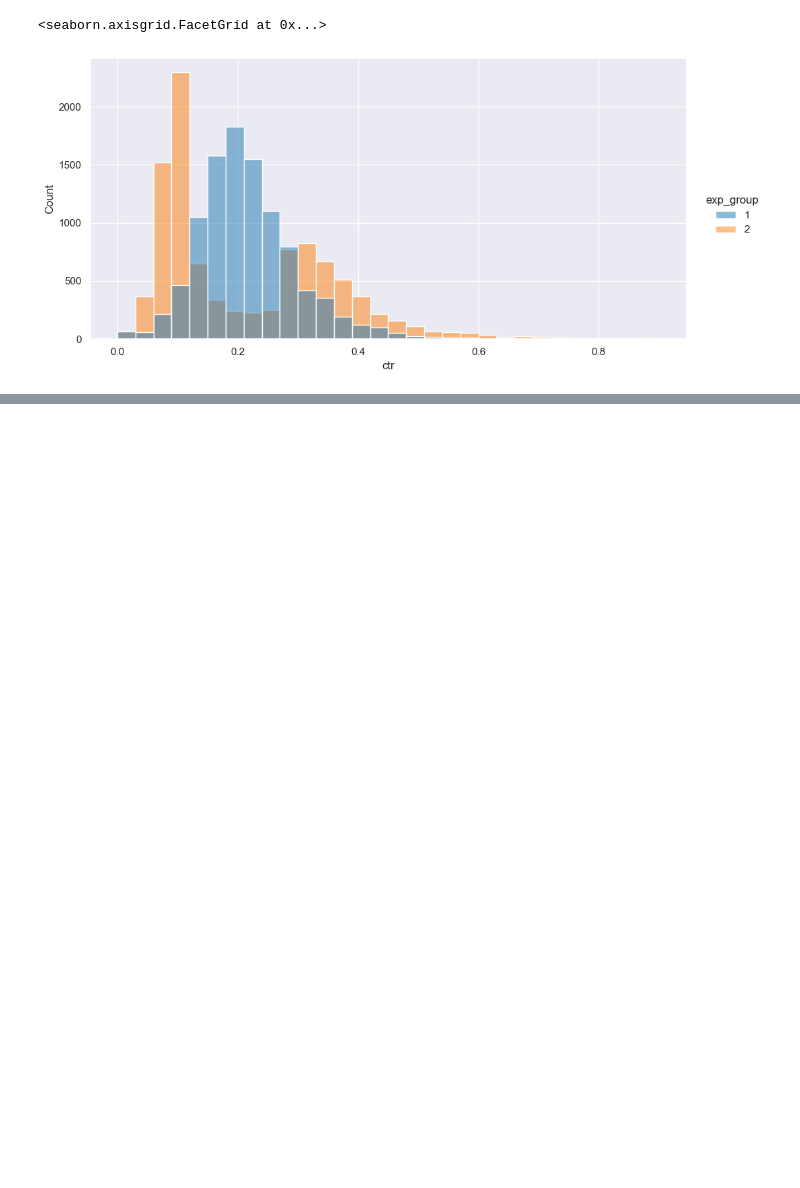
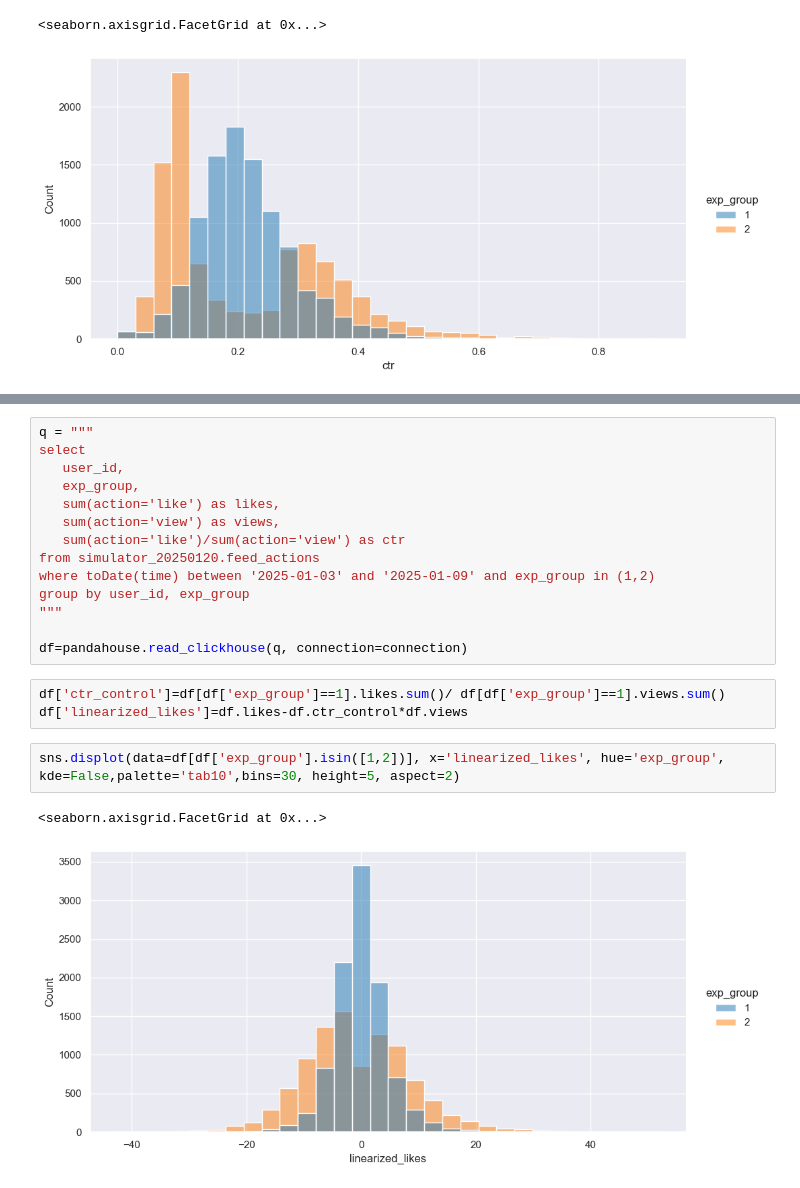
Before and after one commit to YanaOrf/AB_test_new_recommendation_algorithms, a Jupyter notebook: AB_test.ipynb, the cells around one changed output, grey strips where cells are left out. Drawn from its saved outputs; the diff is of its cells as text; blank space fills up the shorter version.

```diff
--- a/AB_test.ipynb
+++ b/AB_test.ipynb
@@ -124,0 +178,22 @@ The bimodality of the distribution tells us that there is a group of users who h
+# %%
+q = """
+select
+   user_id,
+   exp_group,
+   sum(action='like') as likes,
+   sum(action='view') as views,
+   sum(action='like')/sum(action='view') as ctr
+from simulator_20250120.feed_actions
+where toDate(time) between '2025-01-03' and '2025-01-09' and exp_group in (1,2)
+group by user_id, exp_group
+"""
+
+df=pandahouse.read_clickhouse(q, connection=connection)
+# %%
+df['ctr_control']=df[df['exp_group']==1].likes.sum()/ df[df['exp_group']==1].views.sum()
+df['linearized_likes']=df.likes-df.ctr_control*df.views
+# %%
+sns.displot(data=df[df['exp_group'].isin([1,2])], x='linearized_likes', hue='exp_group', kde=False,palette='tab10',bins=30, height=5, aspect=2)
+# %% [output]
+<seaborn.axisgrid.FacetGrid at 0x...>
+[figure, added]
```
Also changed, not shown: parts of 24 cells of this notebook.
